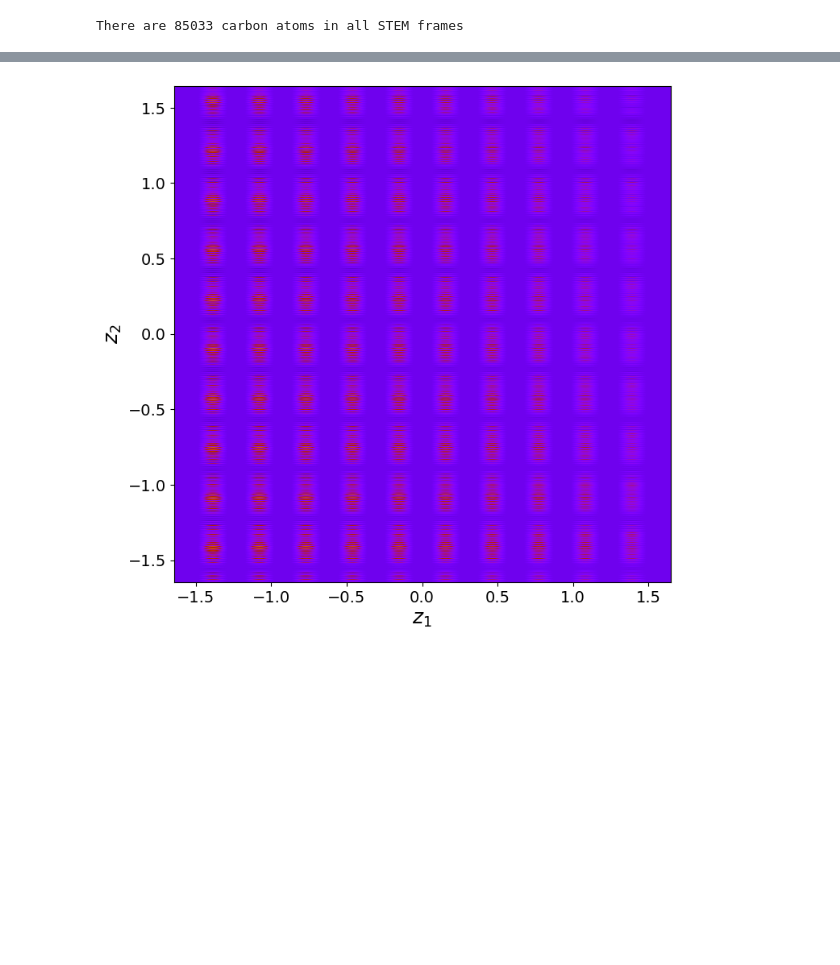
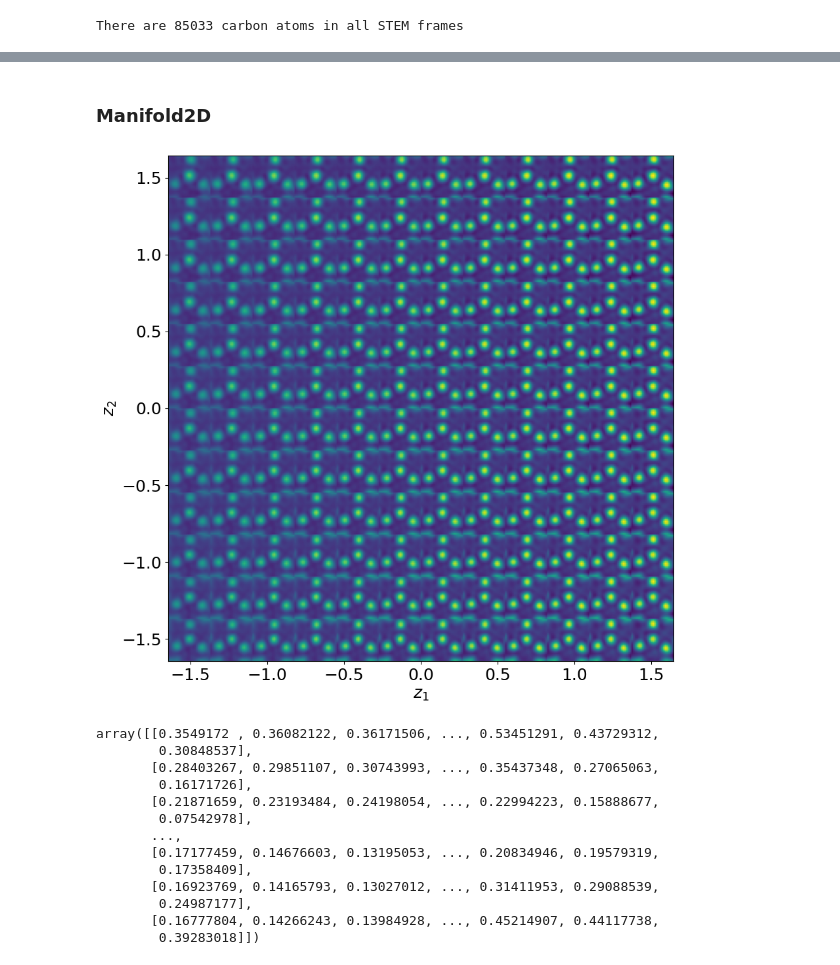
Before and after one commit to ikkihou/VAE_NF, a Jupyter notebook: Variational Autoencoder with a Normalizing Flow prior.ipynb, the cells around one changed output, grey strips where cells are left out. Cells and saved outputs as stored; diff of their text form; code cells hidden in the pictures; blank space fills up the shorter version.

```diff
--- a/Variational Autoencoder with a Normalizing Flow prior.ipynb
+++ b/Variational Autoencoder with a Normalizing Flow prior.ipynb
@@ -563,4 +628,22 @@ Epoch: 10 Training loss: 160.6537, Test loss: 179.8624
+# %% [markdown]
+### Manifold2D
 # %%
-rvae.manifold2d(d=10)
+rvae.manifold2d(
+    d=12,
+    cmap="viridis"
+)
 # %% [output]
-[figure, old version]
+[figure, new version]
+array([[0.3549172 , 0.36082122, 0.36171506, ..., 0.53451291, 0.43729312,
+        0.30848537],
+       [0.28403267, 0.29851107, 0.30743993, ..., 0.35437348, 0.27065063,
+        0.16171726],
+       [0.21871659, 0.23193484, 0.24198054, ..., 0.22994223, 0.15888677,
+        0.07542978],
+       ...,
+       [0.17177459, 0.14676603, 0.13195053, ..., 0.20834946, 0.19579319,
+        0.17358409],
+       [0.16923769, 0.14165793, 0.13027012, ..., 0.31411953, 0.29088539,
+        0.24987177],
+       [0.16777804, 0.14266243, 0.13984928, ..., 0.45214907, 0.44117738,
+        0.39283018]])
```
Also changed, not shown: parts of 9 cells of this notebook.
